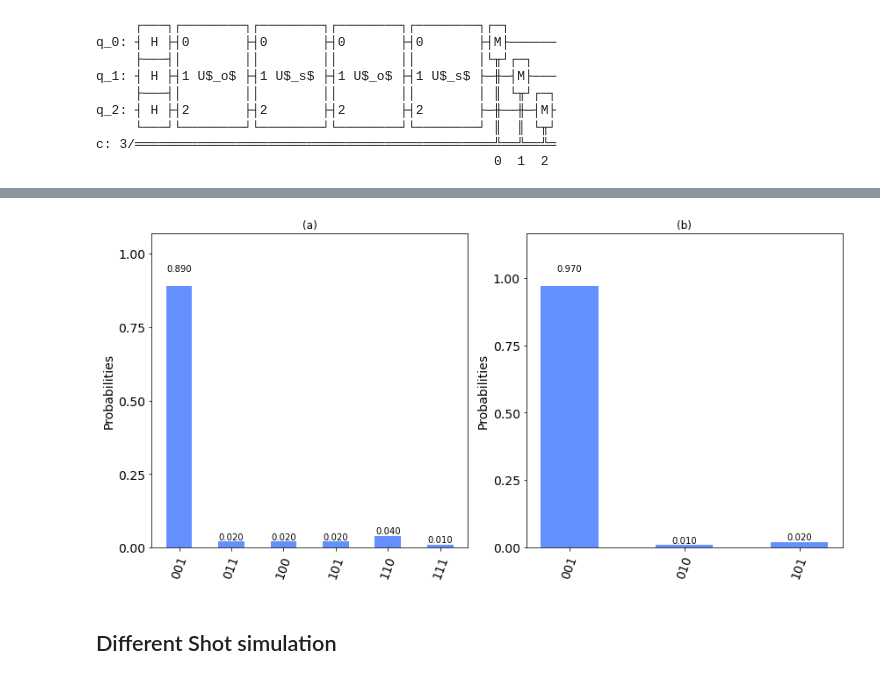
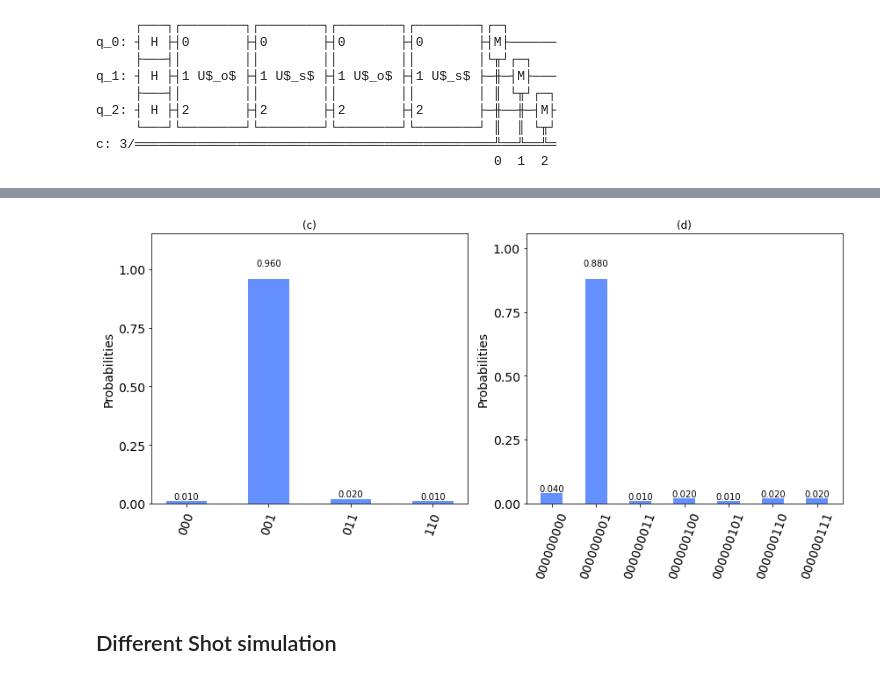
Before and after one commit to Jonathanchan1996/QM_Sandbox, a Jupyter notebook: finalProject.ipynb, the cells around one changed output, grey strips where cells are left out. Saved outputs shown, nothing was run; the diff lists cells and outputs as text; code cells hidden in the pictures.

```diff
--- a/finalProject.ipynb
+++ b/finalProject.ipynb
@@ -207,8 +207,6 @@ def groverRep(noQubit, winners, loopTime=None, repetition=1): #error correction,
         loopTime = int(np.ceil(np.sqrt(n/len(winners))))
 
     for i in range(loopTime): #Grover iteration
-        #qc.append(oracle(noQubit,winners),range(noQubit))
-        #qc.append(diffuser(noQubit), range(noQubit))
         for j in range(0, repetition):
                 qc.append(oracle(noQubit,winners),range(noQubit*j,noQubit*(j+1)))
                 qc.append(diffuser(noQubit), range(noQubit*j,noQubit*(j+1)))
@@ -216,23 +214,17 @@ def groverRep(noQubit, winners, loopTime=None, repetition=1): #error correction,
     for i in range(noQubit):
         for j in range(1,repetition):
             qc.cx(i,i+j*noQubit)
-    #qc.measure(range(noQubit*repetition),range(noQubit*repetition))
-    #qc.measure([repetition*noQubit-2,repetition*noQubit-1],[repetition*noQubit-2,repetition*noQubit-1])
-    #for i in range(1,noQubit):
-    qc.cx(3,0)
-    qc.cx(4,1)
-    qc.cx(5,2)
 
     qc.cx(noQubit*repetition-3,0)
     qc.cx(noQubit*repetition-2,1)
     qc.cx(noQubit*repetition-1,2)
-    qc.measure([0,1,2],[0,1,2])
+    qc.measure(range(noQubit),range(noQubit))
     return qc
 # %%
 n = 3
 #x = int('01', 2)
 winners = [1]
-qc1 = grover(n, winners)
+qc1 = grover(n, winners,2)
 qc1.draw()
 #fig, ax = plt.subplots(ncols=1, figsize=(15,6))
 #qc.draw(output='mpl', ax=ax)
@@ -251,7 +243,7 @@ c: 3/═════════════════════════
 n = 3
 #x = int('01', 2)
 winners = [1]
-qc = groverRep(n, winners, repetition=3)
+qc = groverRep(n, winners,2, repetition=3)
 
 #qc.draw()
 fig, ax = plt.subplots(ncols=1, figsize=(15,6))
@@ -280,26 +272,26 @@ fig.tight_layout()
 # %%
 backend = Aer.get_backend('qasm_simulator')
 myshot=100
+result = execute(qc1, backend, shots=myshot).result()
+counts = result.get_counts(qc1)
+
+fig, ax = plt.subplots(ncols=2, figsize=(12,6))
+ax[0].set_title('(c)')
+plot_histogram(counts, ax=ax[0])
+
 result = execute(qc, backend, shots=myshot).result()
 counts = result.get_counts(qc)
-
-fig, ax = plt.subplots(ncols=2, figsize=(12,6))
-ax[0].set_title('(a)')
-plot_histogram(counts, ax=ax[0])
-
-result = execute(qc1, backend, shots=myshot).result()
-counts = result.get_counts(qc1)
-ax[1].set_title('(b)')
+ax[1].set_title('(d)')
 plot_histogram(counts, ax=ax[1])
 #labels = [item.get_text() for item in ax.get_xticklabels()]
 #labels = ['|'+str(int(lab,2))+'>' for lab in labels]
 #ax.set_xticklabels(labels)
 #ax.set_title("No. of shot = "+ str(myshot))
 fig.tight_layout()
 #fig.savefig('result/result'+str(n)+'qb_'+str(winner)+'win.png')
 #fig.savefig('result/result'+str(n)+'qb_'+str(winner)+'win.png')
 # %% [output]
-[figure, old version]
+[figure, new version]
 # %% [markdown]
 ## Different Shot simulation
 # %%
```
Also changed, not shown: parts of 2 cells of this notebook, 9 other files.
